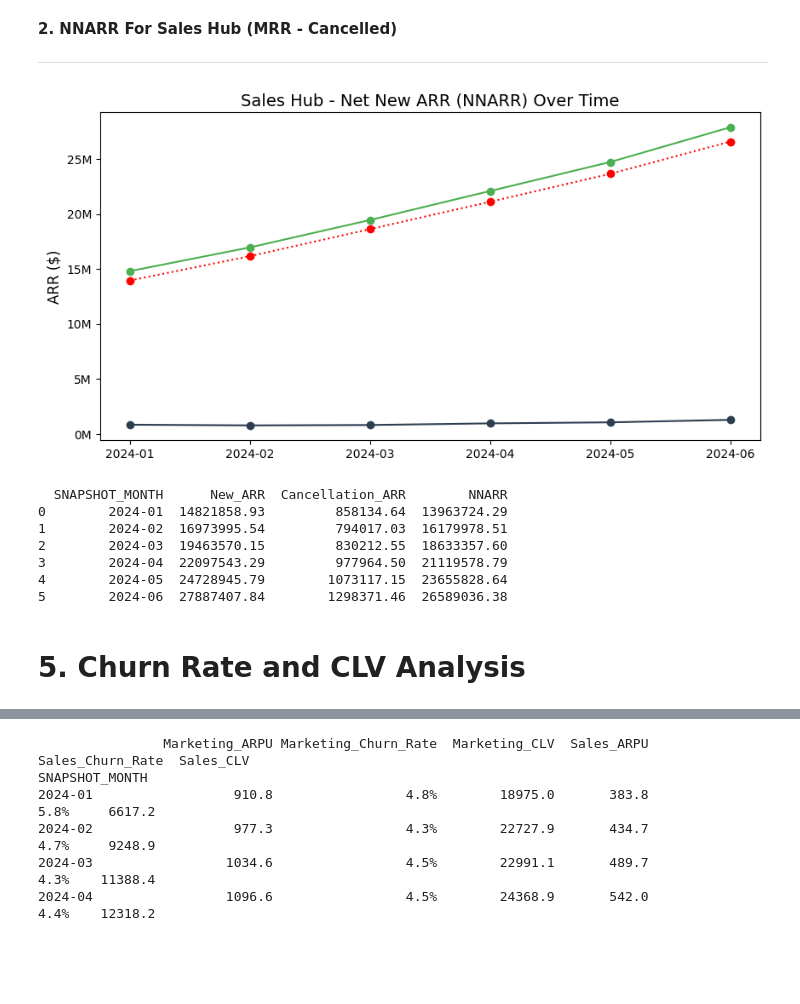
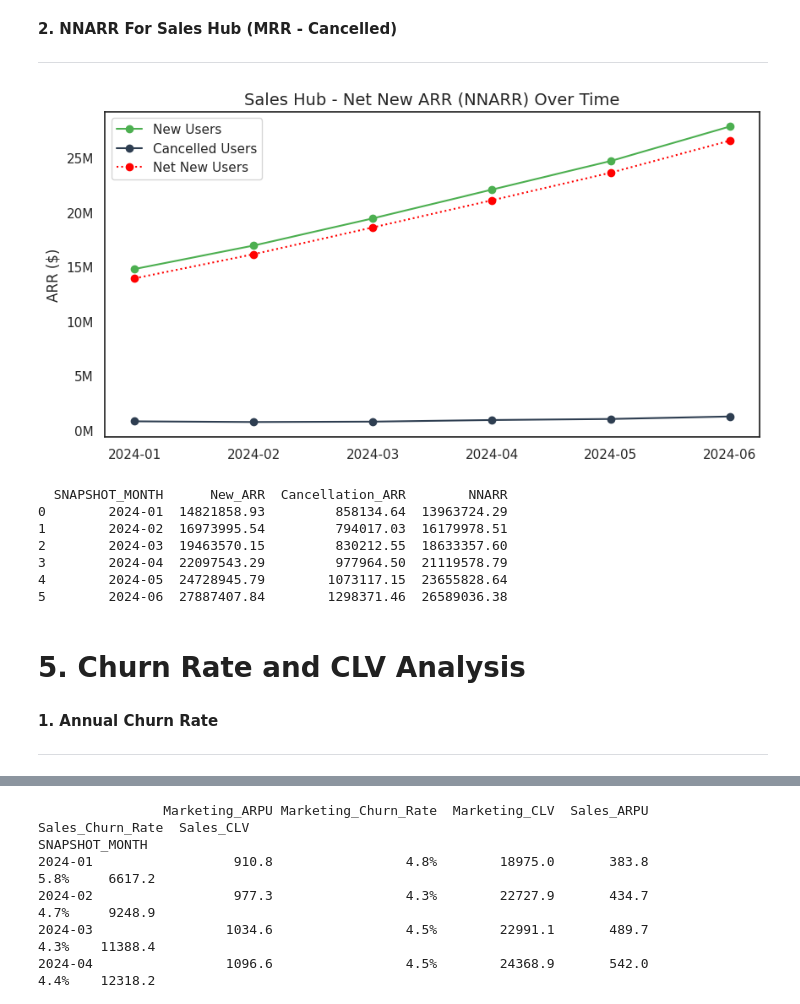
Before and after one commit to sini-sam-20/Fetch-Take-Home-Assignment, a Jupyter notebook: HubSpot/HubSpot_Integrations.ipynb, the cells around one changed output, grey strips where cells are left out. Cells and saved outputs as stored; diff of their text form; code cells hidden in the pictures; blank space fills up the shorter version.

```diff
--- a/HubSpot/HubSpot_Integrations.ipynb
+++ b/HubSpot/HubSpot_Integrations.ipynb
@@ -742,32 +892,32 @@ print(monthly_data[['SNAPSHOT_MONTH', 'New_ARR', 'Cancellation_ARR', 'NNARR']])
 # %%
 monthly_data = metadata_integration_data_filtered.groupby('SNAPSHOT_MONTH').agg({
     'SALES_HUB_MRR': 'sum',
     'SALES_HUB_MRR_CANCELED': 'sum',
 }).reset_index()
 
 monthly_data['New_ARR'] = monthly_data['SALES_HUB_MRR']
 monthly_data['Cancellation_ARR'] = monthly_data['SALES_HUB_MRR_CANCELED']
 
 # Calculate Net New ARR (New ARR - Cancellation ARR)
 monthly_data['NNARR'] = monthly_data['New_ARR'] - monthly_data['Cancellation_ARR']
 
 plt.figure(figsize=(10, 5))
 
 plt.plot(monthly_data['SNAPSHOT_MONTH'], monthly_data['New_ARR'], marker='o', linestyle='-', color='#4caf50', label='New Users')
 plt.plot(monthly_data['SNAPSHOT_MONTH'], monthly_data['Cancellation_ARR'], marker='o', linestyle='-', color='#2e3e51', label='Cancelled Users')
 plt.plot(monthly_data['SNAPSHOT_MONTH'], monthly_data['NNARR'], marker='o', linestyle=':', color='red', label='Net New Users')
 
 plt.gca().yaxis.set_major_formatter(ticker.FuncFormatter(lambda x, _: f'{x/1e6:.0f}M'))
 
 plt.title('Sales Hub - Net New ARR (NNARR) Over Time', fontsize=14)
 plt.ylabel('ARR ($)', fontsize=12)
-
+plt.legend(loc='upper left')
 
 plt.show()
 
 print(monthly_data[['SNAPSHOT_MONTH', 'New_ARR', 'Cancellation_ARR', 'NNARR']])
 # %% [output]
-[figure, old version]
+[figure, new version]
   SNAPSHOT_MONTH      New_ARR  Cancellation_ARR        NNARR
 0        2024-01  14821858.93         858134.64  13963724.29
 1        2024-02  16973995.54         794017.03  16179978.51
@@ -777,3 +927,7 @@ print(monthly_data[['SNAPSHOT_MONTH', 'New_ARR', 'Cancellation_ARR', 'NNARR']])
 5        2024-06  27887407.84        1298371.46  26589036.38
 # %% [markdown]
 # 5. Churn Rate and CLV Analysis
+# %% [markdown]
+**1. Annual Churn Rate**
+
+---
```
Also changed, not shown: parts of 21 cells of this notebook.
